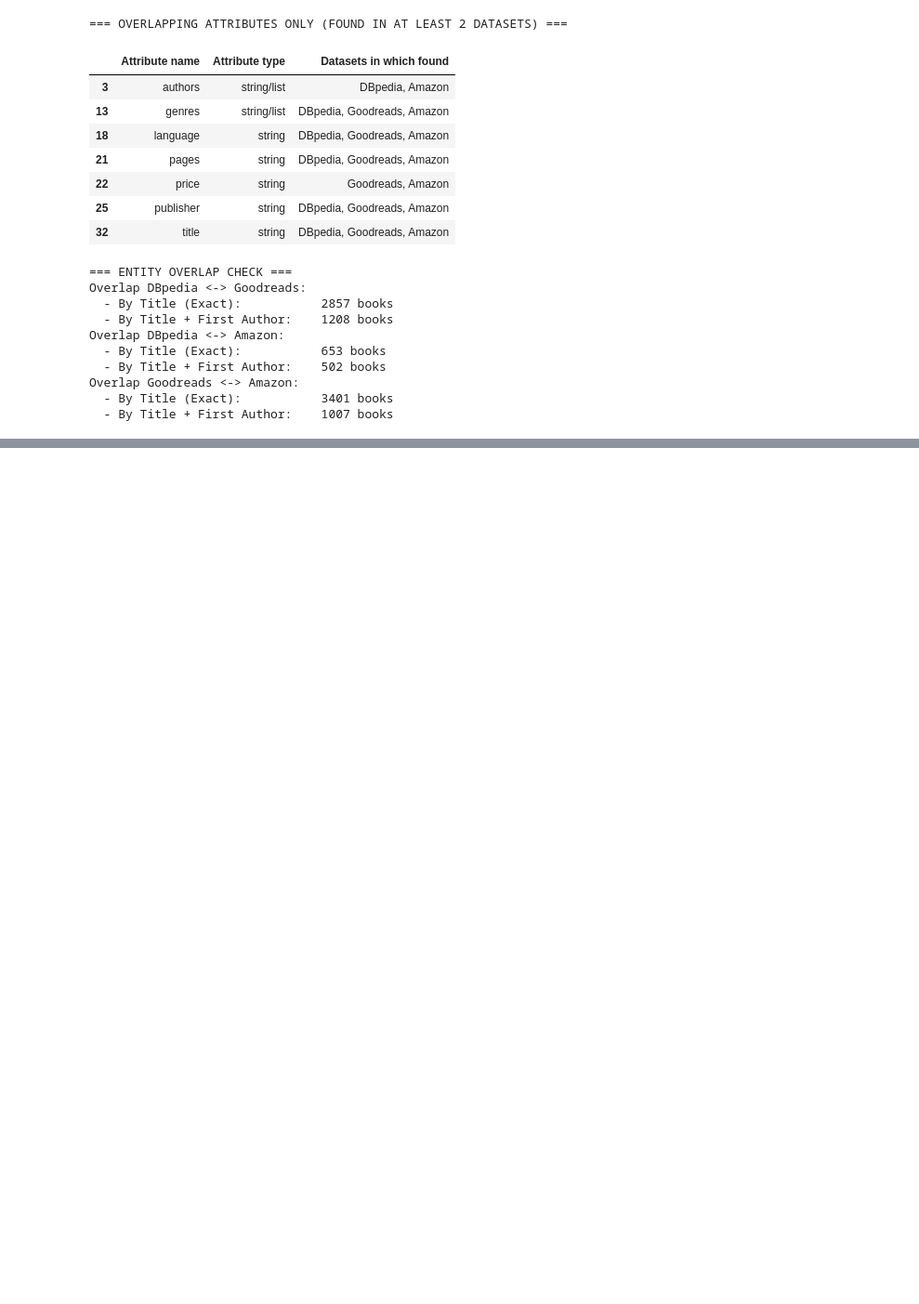
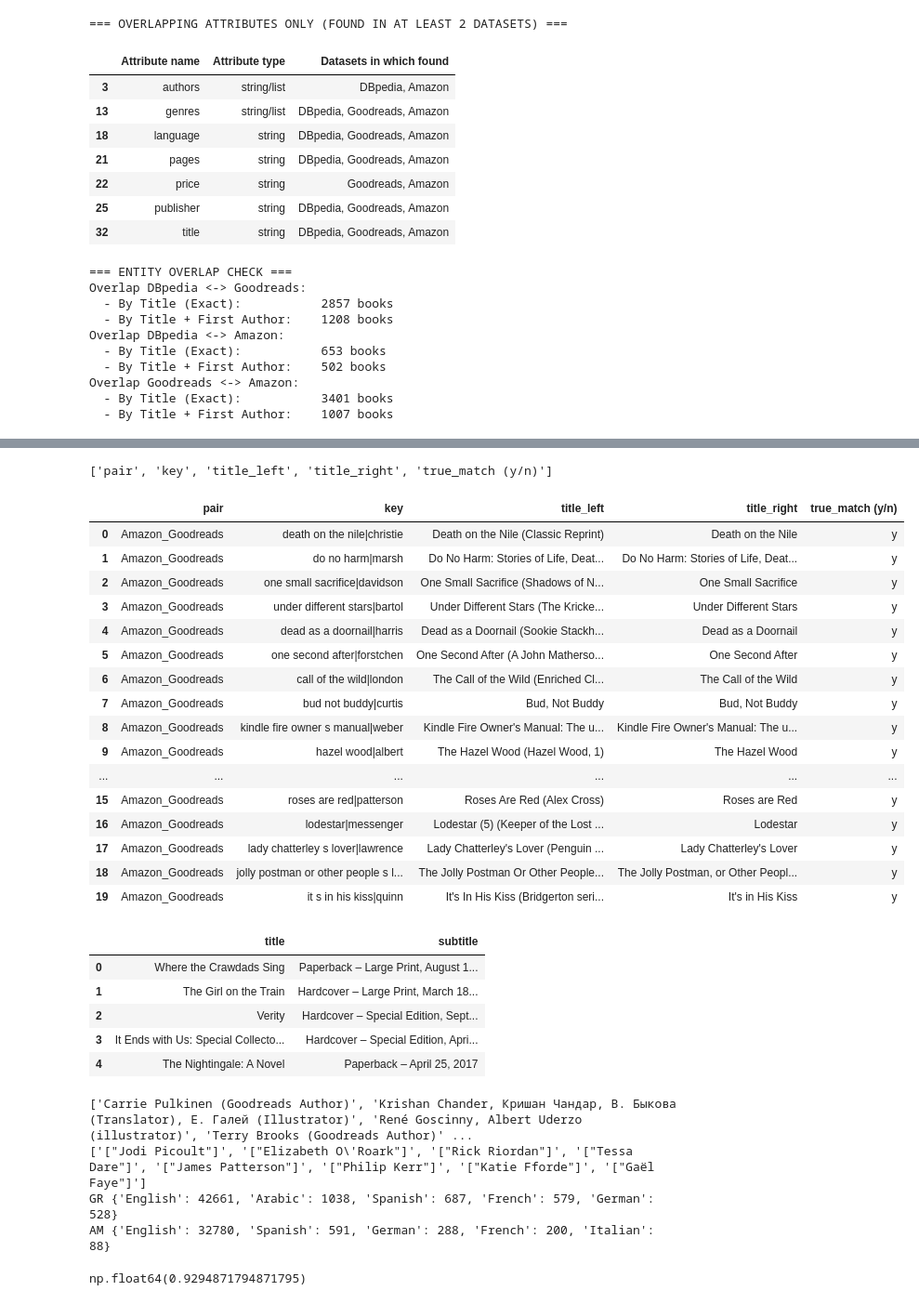
Before and after one commit to Web-Data-Integration-Team/Books-Data-Integration, a Jupyter notebook: overlook_datasets.ipynb, the cells around one changed output, grey strips where cells are left out. Shown at 93% size. Drawn from its saved outputs; the diff is of its cells as text; code cells hidden in the pictures; blank space fills up the shorter version.

Commit message:
Some changes of the checklist

```diff
--- a/overlook_datasets.ipynb
+++ b/overlook_datasets.ipynb
@@ -344,3 +344,12 @@ Overlap DBpedia <-> Amazon:
 Overlap Goodreads <-> Amazon:
   - By Title (Exact):           3401 books
   - By Title + First Author:    1007 books
+# %%
+import pandas as pd, numpy as np
+
+gr = pd.read_csv("data/books_1.Best_Books_Ever.csv")
+am = pd.read_csv("data/amazon_books_subset.csv")
+
+print(len(gr), len(gr.columns))   # erwartet: 52478, 23
+print(len(am), len(am.columns))
+print(am.columns.tolist())        # welche isbn/id-Spalten gibt es genau?
@@ -346,0 +413,10 @@ Overlap Goodreads <-> Amazon:
+# %%
+chk = pd.read_csv("data/overlap_sample_check.csv")
+print(chk.columns.tolist())
+chk.head(20)
+
+am[["title", "subtitle"]].dropna().head(5)      # Untertitel
+gr["author"].sample(8, random_state=1)           # Autorenformate
+am["authors"].sample(8, random_state=1)
+for name, s in [("GR", gr["language"]), ("AM", am["language"]), ("DB", db.get("language"))]:
+    if s is not None: print(name, s.dropna().value_counts().head(5))
@@ -346,0 +439,44 @@ Overlap Goodreads <-> Amazon:
+# %%
+from IPython.display import display
+chk = pd.read_csv("data/overlap_sample_check.csv")
+print(chk.columns.tolist())
+display(chk.head(20))
+display(am[["title", "subtitle"]].dropna().head(5))
+print(gr["author"].sample(8, random_state=1).tolist())
+print(am["authors"].sample(8, random_state=1).tolist())
+for name, s in [("GR", gr["language"]), ("AM", am["language"]), ("DB", db.get("language"))]:
+    if s is not None:
+        print(name, s.dropna().value_counts().head(5).to_dict())
+# %% [output]
+['pair', 'key', 'title_left', 'title_right', 'true_match (y/n)']
+|  | pair | key | title_left | title_right | true_match (y/n) |
+| 0 | Amazon_Goodreads | death on the nile|christie | Death on the Nile (Classic Reprint) | Death on the Nile | y |
+| 1 | Amazon_Goodreads | do no harm|marsh | Do No Harm: Stories of Life, Deat... | Do No Harm: Stories of Life, Deat... | y |
+| 2 | Amazon_Goodreads | one small sacrifice|davidson | One Small Sacrifice (Shadows of N... | One Small Sacrifice | y |
+| 3 | Amazon_Goodreads | under different stars|bartol | Under Different Stars (The Kricke... | Under Different Stars | y |
+| 4 | Amazon_Goodreads | dead as a doornail|harris | Dead as a Doornail (Sookie Stackh... | Dead as a Doornail | y |
+| 5 | Amazon_Goodreads | one second after|forstchen | One Second After (A John Matherso... | One Second After | y |
+| 6 | Amazon_Goodreads | call of the wild|london | The Call of the Wild (Enriched Cl... | The Call of the Wild | y |
+| 7 | Amazon_Goodreads | bud not buddy|curtis | Bud, Not Buddy | Bud, Not Buddy | y |
+| 8 | Amazon_Goodreads | kindle fire owner s manual|weber | Kindle Fire Owner's Manual: The u... | Kindle Fire Owner's Manual: The u... | y |
+| 9 | Amazon_Goodreads | hazel wood|albert | The Hazel Wood (Hazel Wood, 1) | The Hazel Wood | y |
+| ... | ... | ... | ... | ... | ... |
+| 15 | Amazon_Goodreads | roses are red|patterson | Roses Are Red (Alex Cross) | Roses are Red | y |
+| 16 | Amazon_Goodreads | lodestar|messenger | Lodestar (5) (Keeper of the Lost ... | Lodestar | y |
+| 17 | Amazon_Goodreads | lady chatterley s lover|lawrence | Lady Chatterley's Lover (Penguin ... | Lady Chatterley's Lover | y |
+| 18 | Amazon_Goodreads | jolly postman or other people s l... | The Jolly Postman Or Other People... | The Jolly Postman, or Other Peopl... | y |
+| 19 | Amazon_Goodreads | it s in his kiss|quinn | It's In His Kiss (Bridgerton seri... | It's in His Kiss | y |
+|  | title | subtitle |
+| 0 | Where the Crawdads Sing | Paperback – Large Print, August 1... |
+| 1 | The Girl on the Train | Hardcover – Large Print, March 18... |
+| 2 | Verity | Hardcover – Special Edition, Sept... |
+| 3 | It Ends with Us: Special Collecto... | Hardcover – Special Edition, Apri... |
+| 4 | The Nightingale: A Novel | Paperback – April 25, 2017 |
+['Carrie Pulkinen (Goodreads Author)', 'Krishan Chander, Кришан Чандар, В. Быкова (Translator), Е. Галей (Illustrator)', 'René Goscinny, Albert Uderzo (illustrator)', 'Terry Brooks (Goodreads Author)' ...
+['["Jodi Picoult"]', '["Elizabeth O\'Roark"]', '["Rick Riordan"]', '["Tessa Dare"]', '["James Patterson"]', '["Philip Kerr"]', '["Katie Fforde"]', '["Gaël Faye"]']
+GR {'English': 42661, 'Arabic': 1038, 'Spanish': 687, 'French': 579, 'German': 528}
+AM {'English': 32780, 'Spanish': 591, 'German': 288, 'French': 200, 'Italian': 88}
+# %%
+am["subtitle"].dropna().str.contains("Paperback|Hardcover|Kindle|Audio", case=False).mean()
+# %% [output]
+np.float64(0.9294871794871795)
```
Also changed, not shown: parts of 5 cells of this notebook, 7 other files.
